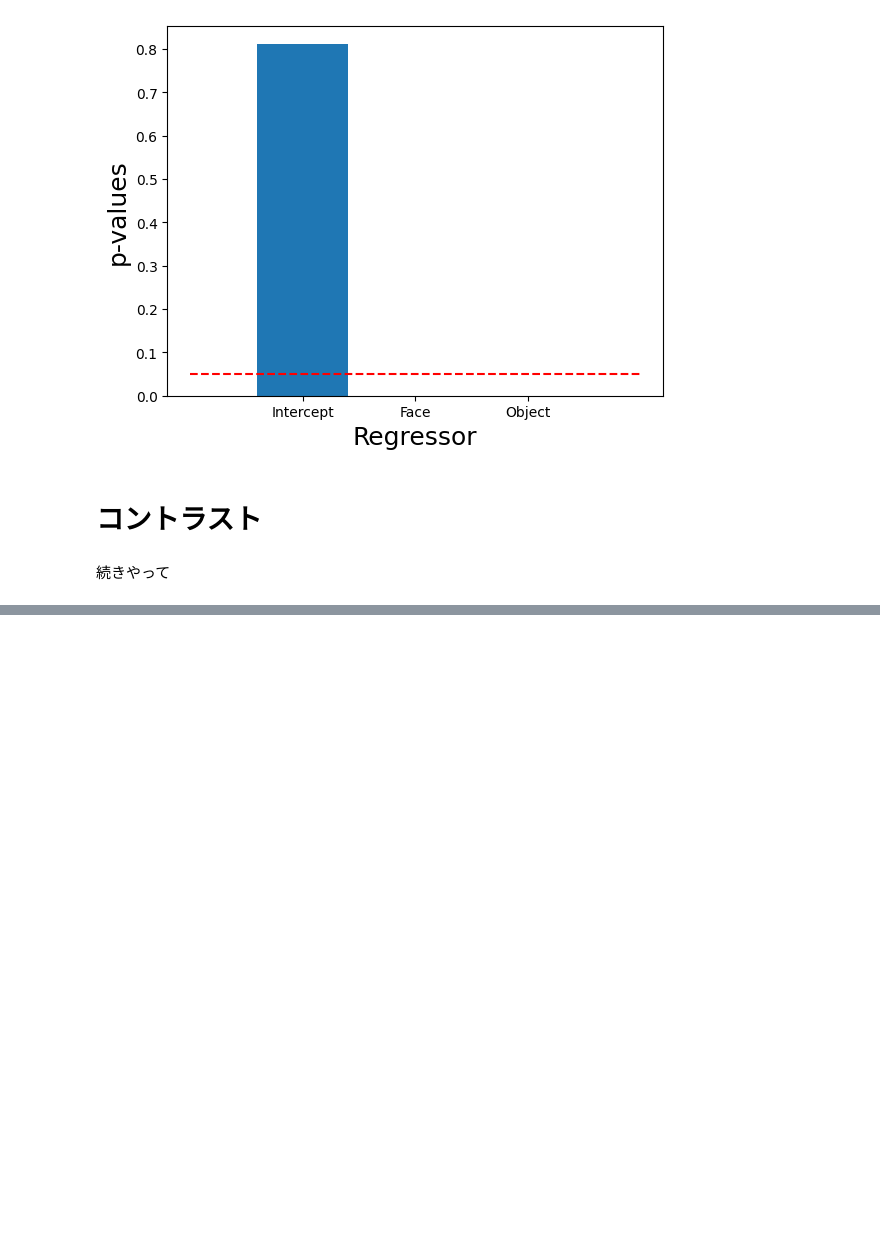
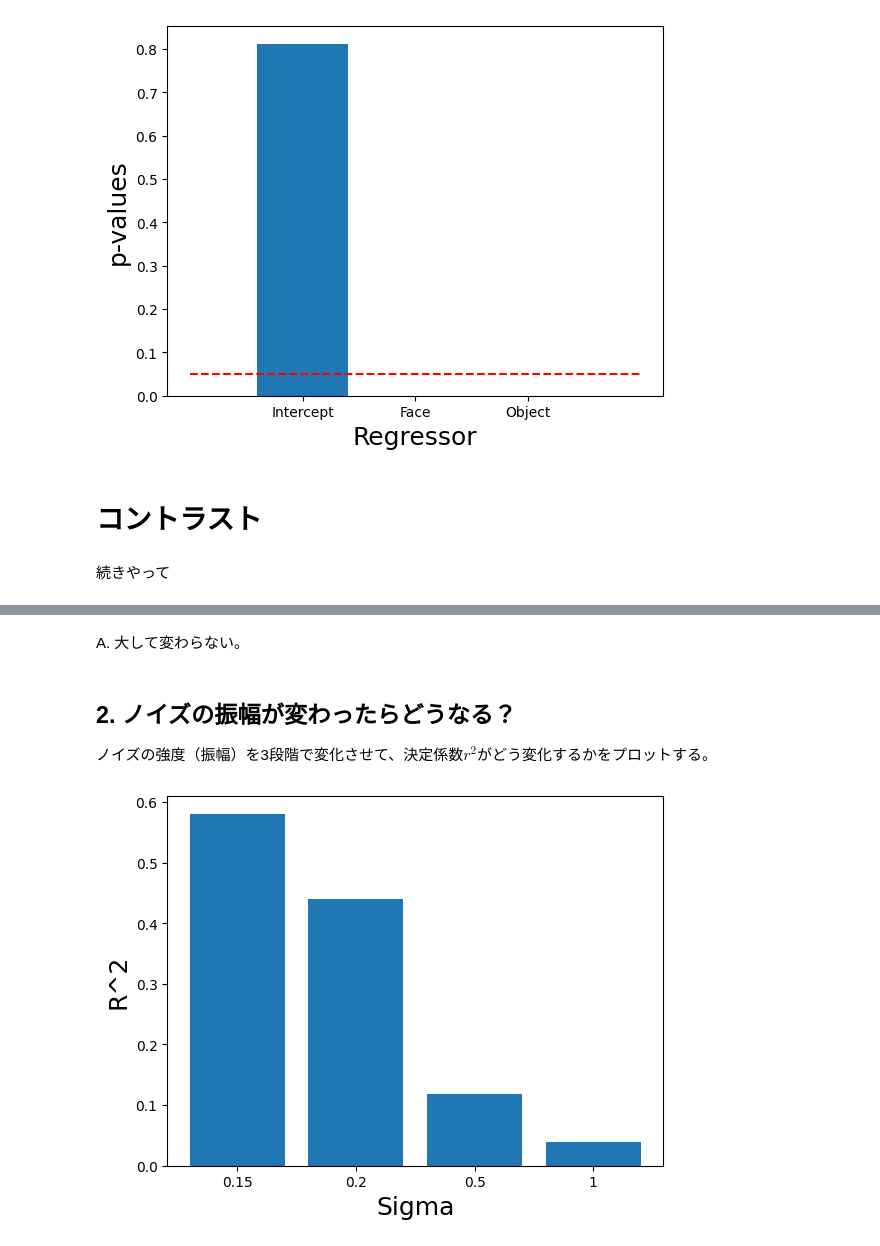
Before and after one commit to izpyon/dartbrains-exercise, a Jupyter notebook: codes_jp/05_GLM.ipynb, the cells around one changed output, grey strips where cells are left out. Cells and saved outputs as stored; diff of their text form; code cells hidden in the pictures; blank space fills up the shorter version.

```diff
--- a/codes_jp/05_GLM.ipynb
+++ b/codes_jp/05_GLM.ipynb
@@ -271,0 +393,58 @@ plt.hlines(0.05, -1, 3, linestyles='dashed', color='red')
+# %% [markdown]
+A. 大して変わらない。
+# %% [markdown]
+## 2. ノイズの振幅が変わったらどうなる？
+
+ノイズの強度（振幅）を3段階で変化させて、決定係数$r^2$がどう変化するかをプロットする。
+# %%
+def change_noise(n_tr, n_trial, amp, sigmas):
+
+    r_square_list = []
+
+    face_amp, obj_amp = amp
+
+    for sigma in sigmas:
+
+        # because sigma changes every time, we need to average over multiple simulations
+
+        result = []
+
+        for j in range(7000):
+            epsilon = sigma*np.random.randn(n_tr, 2)
+            voxel_conv_noise = voxel_conv + epsilon
+            Y = voxel_conv_noise.sum(axis=1)
+
+            face = np.zeros(n_tr)
+            face[np.arange(10, n_tr, int(n_tr/n_trial))] = face_amp
+            obj = np.zeros(n_tr)
+            obj[np.arange(20, n_tr, int(n_tr/n_trial))] = obj_amp
+            intercept = np.ones(n_tr)
+            X = np.vstack([intercept, np.convolve(face, hrf, mode='same'), np.convolve(obj, hrf, mode='same')]).T
+
+            beta = ols_estimator(X, Y)
+
+            predicted_y = np.dot(X, beta)
+
+            r_square_value = r_square(Y, predicted_y)
+
+            result.append(r_square_value)
+
+        # plt.hist(r_squared)
+        r_square_list.append(np.mean(result))
+
+    sigmas_str = [str(t) for t in sigmas]
+
+    plt.bar(sigmas_str, r_square_list)
+    plt.xlabel('Sigma', fontsize=18)
+    plt.ylabel('R^2', fontsize=18)
+
+
+
+n_tr = 200
+n_trial = 5
+amp = (1, 1)
+sigmas = [0.15, 0.2, 0.5, 1]
+
+change_noise(n_tr, n_trial, amp, sigmas)
+# %% [output]
+[figure, added]
```
Also changed, not shown: parts of 33 cells of this notebook, 15 other files.
